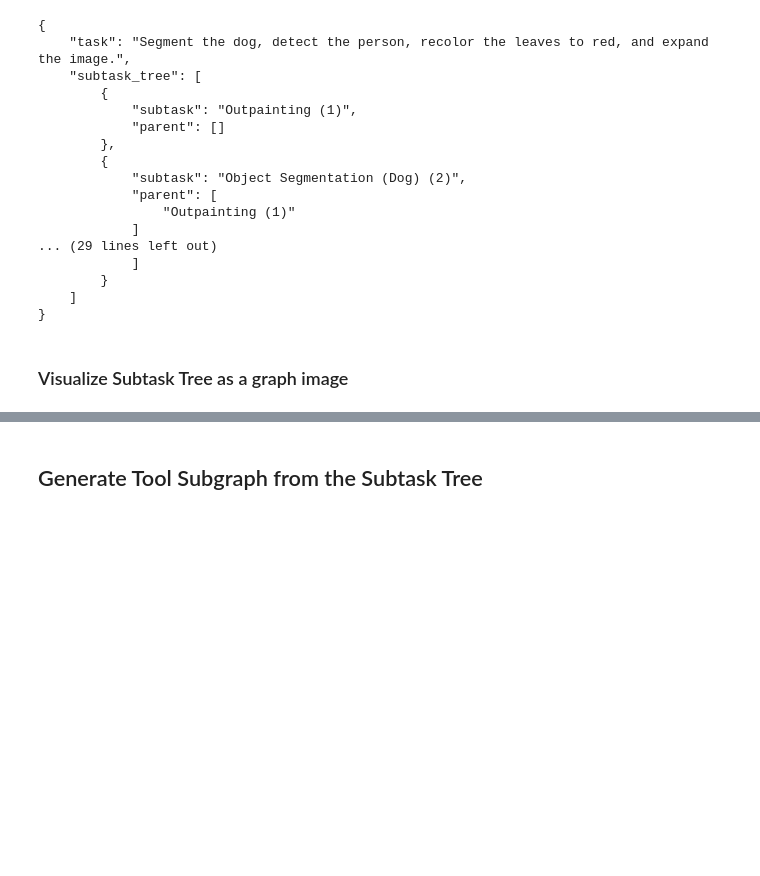
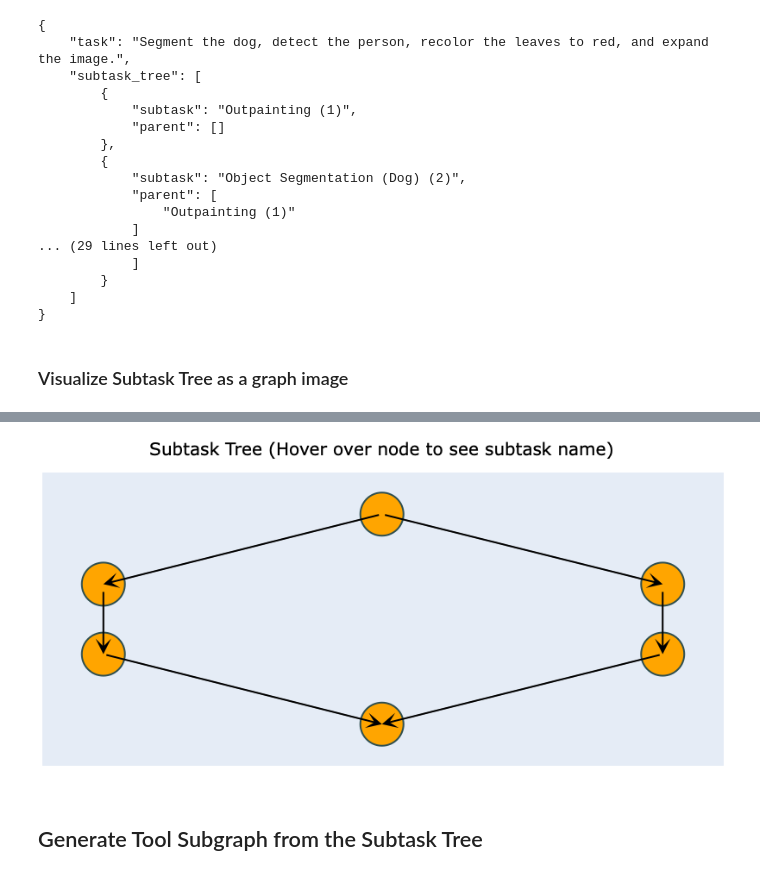
Before and after one commit to advaitgupta/CoSTAR, a Jupyter notebook: Demo.ipynb, the cells around one changed output, grey strips where cells are left out. Cells and saved outputs as stored; diff of their text form; code cells hidden in the pictures; blank space fills up the shorter version.

```diff
--- a/Demo.ipynb
+++ b/Demo.ipynb
@@ -170,6 +170,14 @@ with open('Tree.json', 'r') as f:
     visualize_json_tree(json_data)
 # %% [output]
 [interactive output not drawn]
+# %%
+#Fallback visualization of the subtask tree
+from IPython.display import display
+from PIL import Image
+subtask_tree_image = Image.open("/content/newplot.png")
+display(subtask_tree_image)
+# %% [output]
+[figure, added]
 # %% [markdown]
 ## Generate Tool Subgraph from the Subtask Tree
 # %%
```
Also changed, not shown: parts of 1 cell of this notebook.
